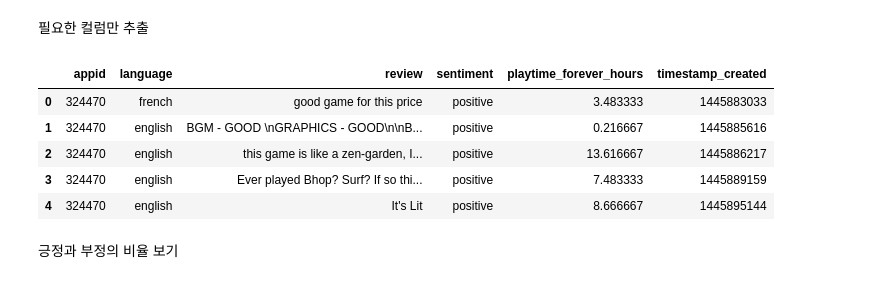
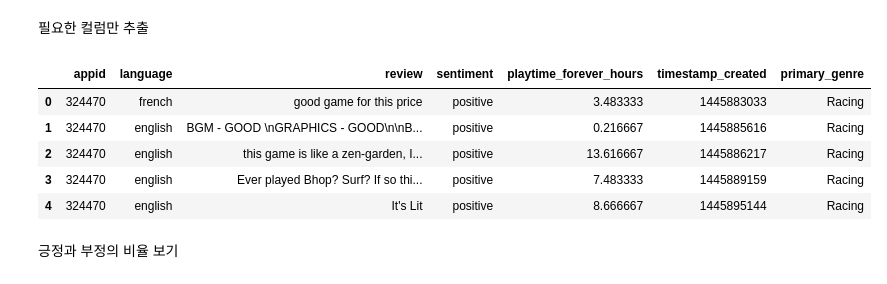
Before and after one commit to jinnyjinnyjinjin/steam-indie-game-analysis, a Jupyter notebook: src/notebooks/js/main_analysis/review.ipynb, the cells around one changed output. Saved outputs shown, nothing was run; the diff lists cells and outputs as text; code cells hidden in the pictures.

```diff
--- a/src/notebooks/js/main_analysis/review.ipynb
+++ b/src/notebooks/js/main_analysis/review.ipynb
@@ -169,19 +171,20 @@ Name: playtime_forever_hours, dtype: float64
 # %%
 reviews[[
     "appid",
     "language",
     "review",
     "sentiment",
     "playtime_forever_hours",
-    "timestamp_created"
+    "timestamp_created",
+    "primary_genre"
 ]].head()
 # %% [output]
-|  | appid | language | review | sentiment | playtime_forever_hours | timestamp_created |
-| 0 | 324470 | french | good game for this price | positive | 3.483333 | 1445883033 |
-| 1 | 324470 | english | BGM - GOOD \nGRAPHICS - GOOD\n\nB... | positive | 0.216667 | 1445885616 |
-| 2 | 324470 | english | this game is like a zen-garden, I... | positive | 13.616667 | 1445886217 |
-| 3 | 324470 | english | Ever played Bhop? Surf? If so thi... | positive | 7.483333 | 1445889159 |
-| 4 | 324470 | english | It's Lit | positive | 8.666667 | 1445895144 |
+|  | appid | language | review | sentiment | playtime_forever_hours | timestamp_created | primary_genre |
+| 0 | 324470 | french | good game for this price | positive | 3.483333 | 1445883033 | Racing |
+| 1 | 324470 | english | BGM - GOOD \nGRAPHICS - GOOD\n\nB... | positive | 0.216667 | 1445885616 | Racing |
+| 2 | 324470 | english | this game is like a zen-garden, I... | positive | 13.616667 | 1445886217 | Racing |
+| 3 | 324470 | english | Ever played Bhop? Surf? If so thi... | positive | 7.483333 | 1445889159 | Racing |
+| 4 | 324470 | english | It's Lit | positive | 8.666667 | 1445895144 | Racing |
 # %% [markdown]
 긍정과 부정의 비율 보기
 # %%
```
Also changed, not shown: parts of 12 cells of this notebook, 1 other file.
